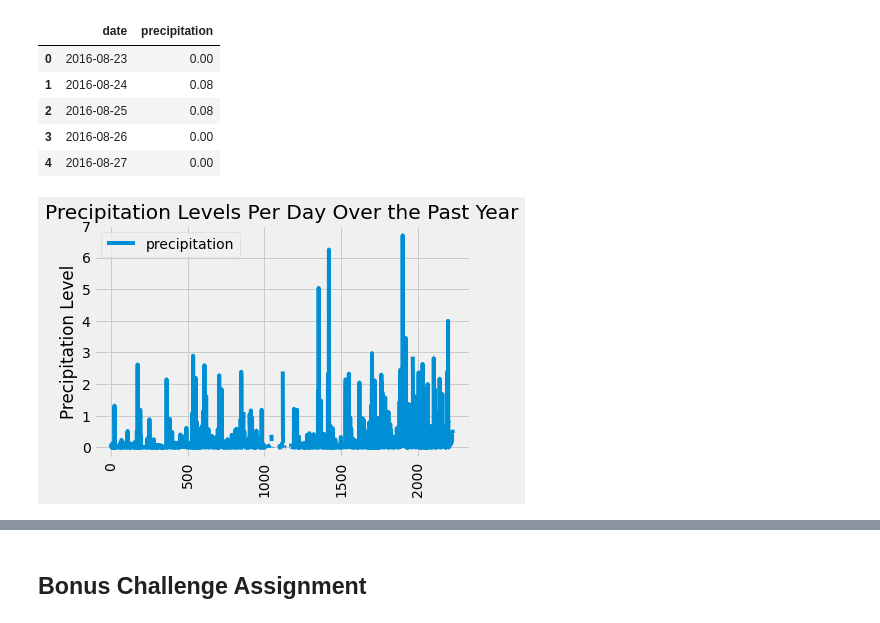
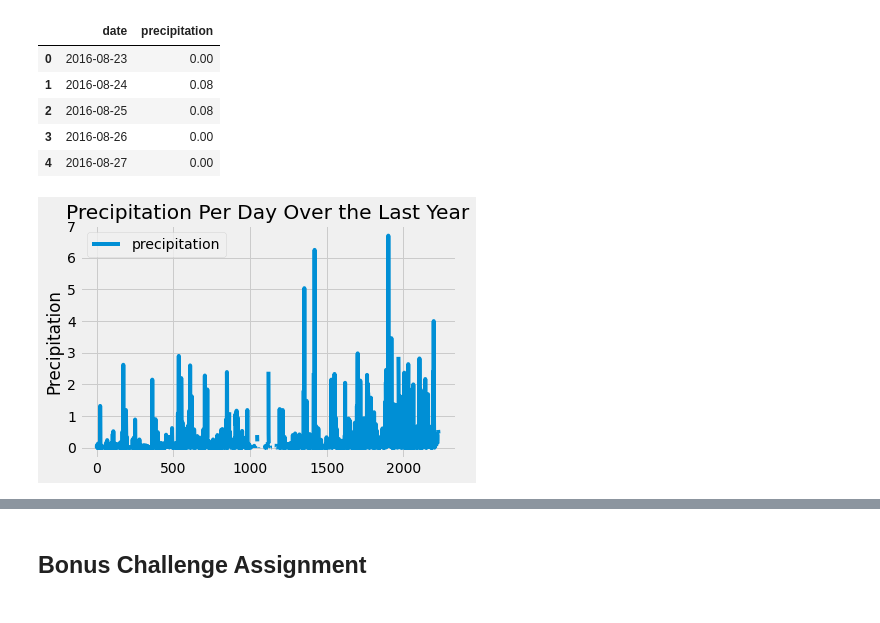
Before and after one commit to Lanpham0110/sqlalchemy-challenge, a Jupyter notebook: climate_starter.ipynb, the cells around one changed output, grey strips where cells are left out. Drawn from its saved outputs; the diff is of its cells as text; code cells hidden in the pictures.

```diff
--- a/climate_starter.ipynb
+++ b/climate_starter.ipynb
@@ -81,10 +81,10 @@ Date from one year back is: 2016-08-23
 # %%
 # Perform a query to retrieve the data and precipitation scores
-measurement_cols = (measurement.date, measurement.prcp)
+all_cols = (measurement.date, measurement.prcp)
 
-prcpt = session.query(*measurement_cols).\
+prcpt_date = session.query(*all_cols).\
             filter(measurement.date >= one_year_back).all()
-prcpt[:10]
+prcpt_date[:10]
 # %% [output]
 [('2016-08-23', 0.0),
  ('2016-08-24', 0.08),
@@ -98,7 +98,7 @@ prcpt[:10]
  ('2016-09-01', 0.0)]
 # %%
 # Save the query results as a Pandas DataFrame and set the index to the date column
-prcp_df = pd.DataFrame(prcpt,columns=['date','precipitation'])
+prcp_df = pd.DataFrame(prcpt_date,columns=['date','precipitation'])
 prcp_df.head()
 # %% [output]
 |  | date | precipitation |
@@ -110,12 +110,12 @@ prcp_df.head()
 # %%
 # Sort the dataframe by date
 prcp_df = prcp_df.sort_index()
 
 # Use Pandas Plotting with Matplotlib to plot the data
-ax = prcp_df.plot(rot=90);
-ax.set_title("Precipitation Levels Per Day Over the Past Year");
-ax.set_ylabel("Precipitation Level");
+graph = prcp_df.plot();
+graph.set_title("Precipitation Per Day Over the Last Year");
+graph.set_ylabel("Precipitation");
 # %% [output]
-[figure, old version]
+[figure, new version]
 # %%
 # Use Pandas to calcualte the summary statistics for the precipitation data
```
Also changed, not shown: parts of 8 cells of this notebook.
